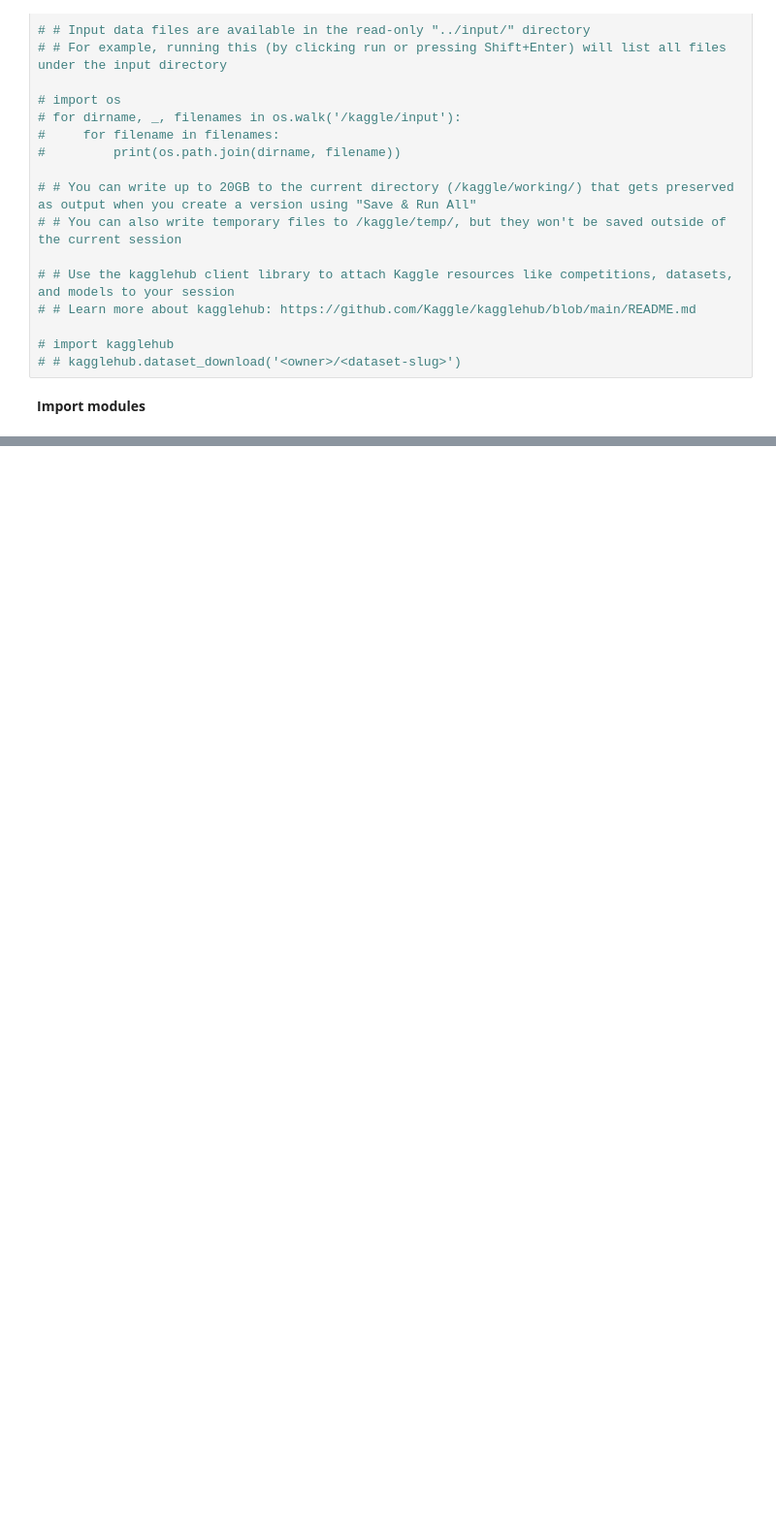
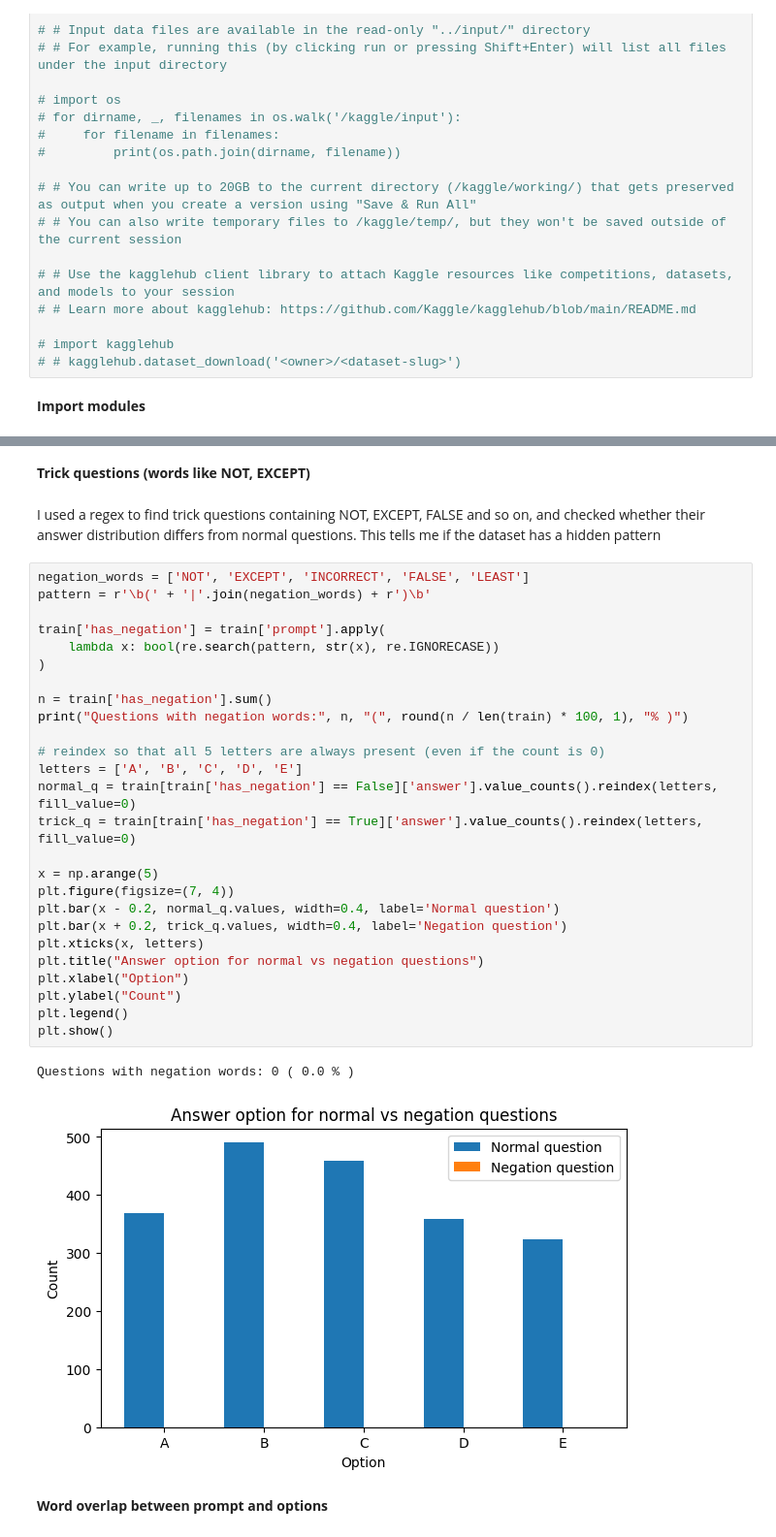
Before and after one commit to 22f1000828/DL-22f1000828-notebook-t22026, a Jupyter notebook: kaggle_notebook.ipynb, the cells around one changed output, grey strips where cells are left out. Shown at 97% size. Cells and saved outputs as stored; diff of their text form; blank space fills up the shorter version.

```diff
--- a/kaggle_notebook.ipynb
+++ b/kaggle_notebook.ipynb
@@ -605,0 +306,35 @@ Fallback rows                        : 0
+# %% [markdown]
+**Trick questions (words like NOT, EXCEPT)**
+# %% [markdown]
+I used a regex to find trick questions containing NOT, EXCEPT, FALSE and so on, and checked whether their answer distribution differs from normal questions. This tells me if the dataset has a hidden pattern
+# %%
+negation_words = ['NOT', 'EXCEPT', 'INCORRECT', 'FALSE', 'LEAST']
+pattern = r'\b(' + '|'.join(negation_words) + r')\b'
+
+train['has_negation'] = train['prompt'].apply(
+    lambda x: bool(re.search(pattern, str(x), re.IGNORECASE))
+)
+
+n = train['has_negation'].sum()
+print("Questions with negation words:", n, "(", round(n / len(train) * 100, 1), "% )")
+
+# reindex so that all 5 letters are always present (even if the count is 0)
+letters = ['A', 'B', 'C', 'D', 'E']
+normal_q = train[train['has_negation'] == False]['answer'].value_counts().reindex(letters, fill_value=0)
+trick_q = train[train['has_negation'] == True]['answer'].value_counts().reindex(letters, fill_value=0)
+
+x = np.arange(5)
+plt.figure(figsize=(7, 4))
+plt.bar(x - 0.2, normal_q.values, width=0.4, label='Normal question')
+plt.bar(x + 0.2, trick_q.values, width=0.4, label='Negation question')
+plt.xticks(x, letters)
+plt.title("Answer option for normal vs negation questions")
+plt.xlabel("Option")
+plt.ylabel("Count")
+plt.legend()
+plt.show()
+# %% [output]
+Questions with negation words: 0 ( 0.0 % )
+[figure, added]
+# %% [markdown]
+**Word overlap between prompt and options**
```
Also changed, not shown: parts of 86 cells of this notebook.
